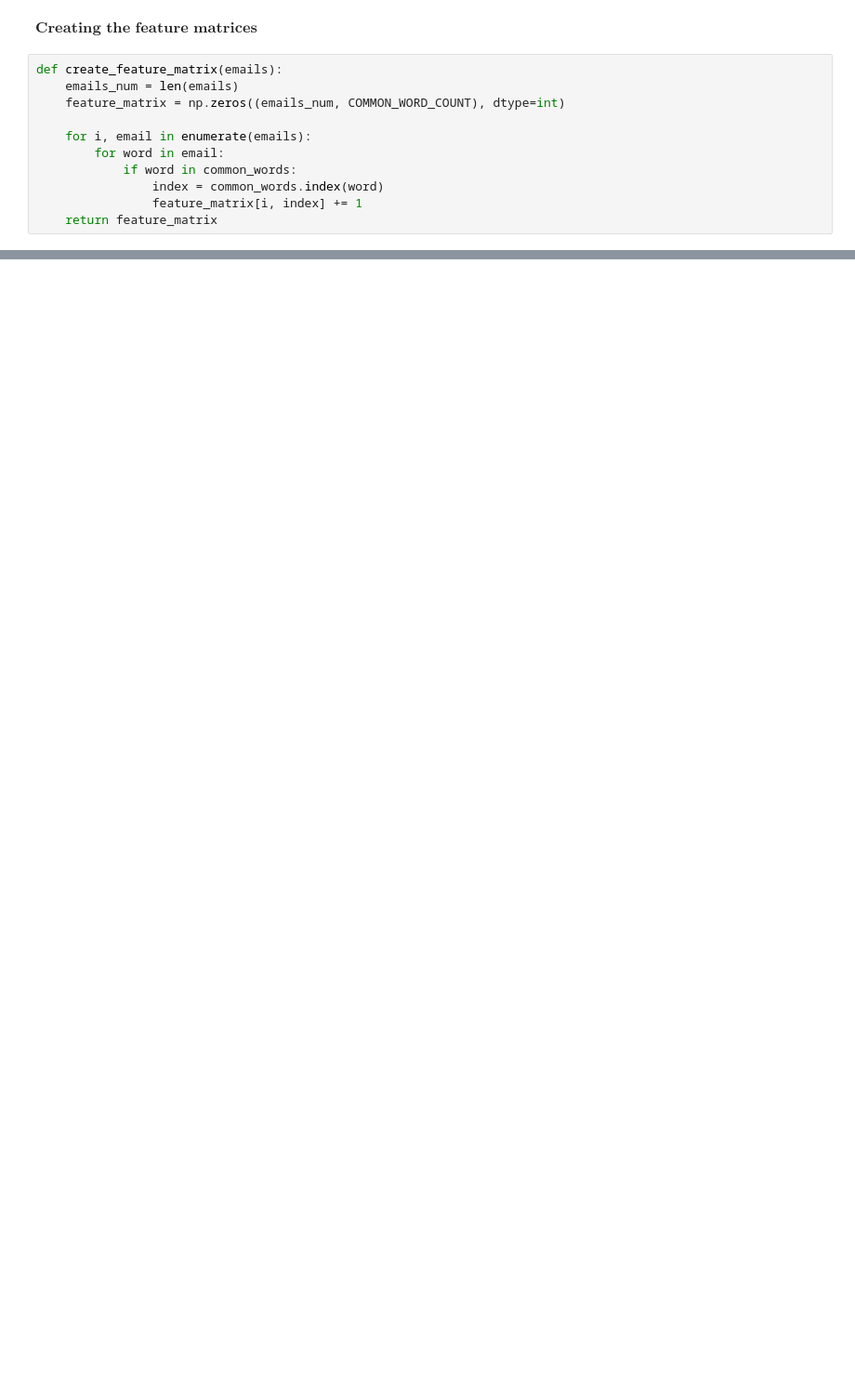
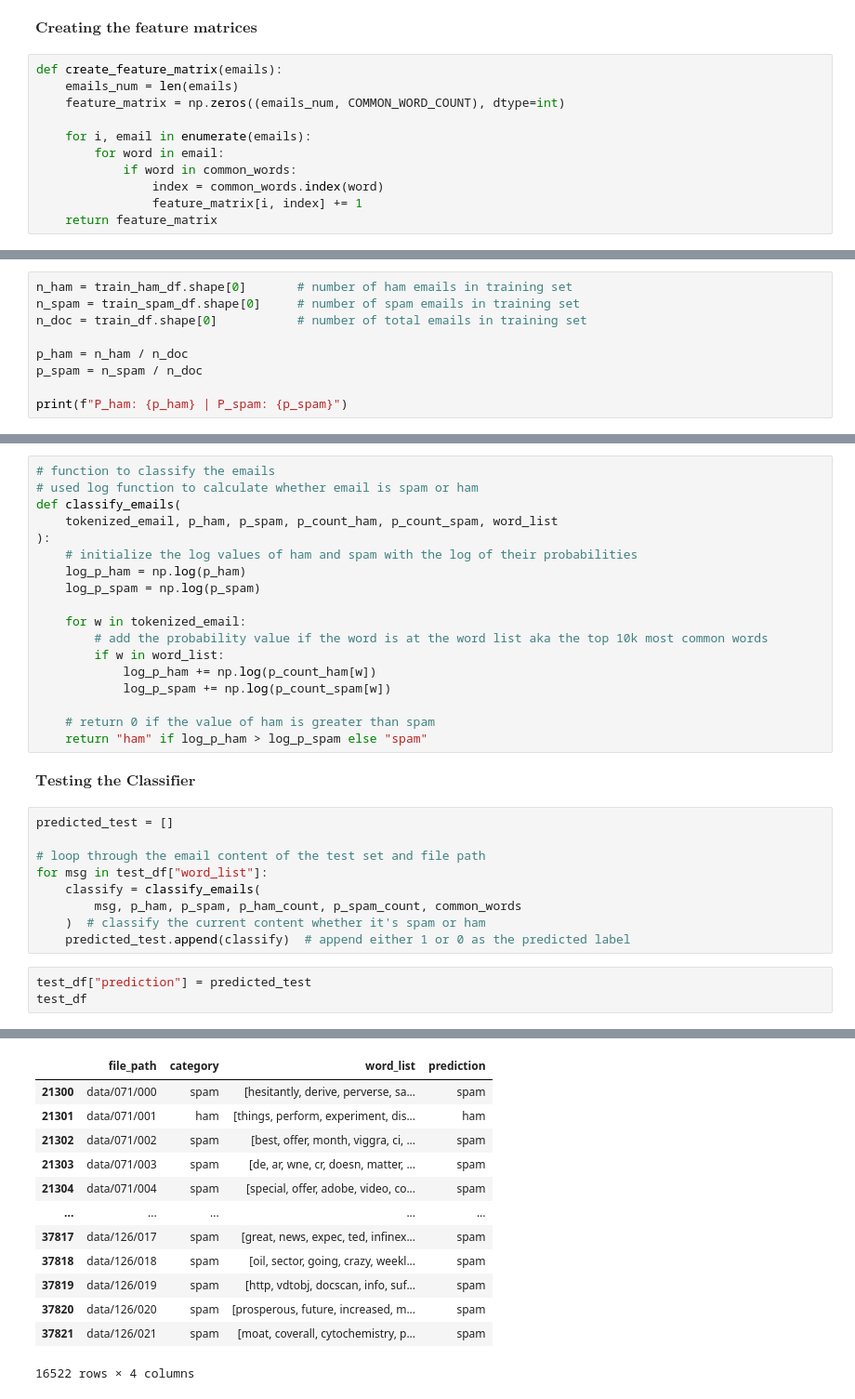
Before and after one commit to dreeew05/CMSC-197, a Jupyter notebook: Assignment 3/hw4-bulaong.ipynb, the cells around one changed output, grey strips where cells are left out. Shown: that part at 93% size. Cells and saved outputs as stored; diff of their text form; blank space fills up the shorter version.

```diff
--- a/Assignment 3/hw4-bulaong.ipynb
+++ b/Assignment 3/hw4-bulaong.ipynb
@@ -240,0 +282,9 @@ Spam Matrix:
+# %%
+n_ham = train_ham_df.shape[0]       # number of ham emails in training set
+n_spam = train_spam_df.shape[0]     # number of spam emails in training set
+n_doc = train_df.shape[0]           # number of total emails in training set
+
+p_ham = n_ham / n_doc
+p_spam = n_spam / n_doc
+
+print(f"P_ham: {p_ham} | P_spam: {p_spam}")
@@ -240,0 +326,33 @@ Spam Matrix:
+# %%
+# function to classify the emails
+# used log function to calculate whether email is spam or ham
+def classify_emails(
+    tokenized_email, p_ham, p_spam, p_count_ham, p_count_spam, word_list
+):
+    # initialize the log values of ham and spam with the log of their probabilities
+    log_p_ham = np.log(p_ham)
+    log_p_spam = np.log(p_spam)
+
+    for w in tokenized_email:
+        # add the probability value if the word is at the word list aka the top 10k most common words
+        if w in word_list:
+            log_p_ham += np.log(p_count_ham[w])
+            log_p_spam += np.log(p_count_spam[w])
+
+    # return 0 if the value of ham is greater than spam
+    return "ham" if log_p_ham > log_p_spam else "spam"
+# %% [markdown]
+$\textbf{Testing the Classifier}$
+# %%
+predicted_test = []
+
+# loop through the email content of the test set and file path
+for msg in test_df["word_list"]:
+    classify = classify_emails(
+        msg, p_ham, p_spam, p_ham_count, p_spam_count, common_words
+    )  # classify the current content whether it's spam or ham
+    predicted_test.append(classify)  # append either 1 or 0 as the predicted label
+# %%
+test_df["prediction"] = predicted_test
+test_df
+# %% [output]
@@ -240,0 +364,13 @@ Spam Matrix:
+|  | file_path | category | word_list | prediction |
+| 21300 | data/071/000 | spam | [hesitantly, derive, perverse, sa... | spam |
+| 21301 | data/071/001 | ham | [things, perform, experiment, dis... | ham |
+| 21302 | data/071/002 | spam | [best, offer, month, viggra, ci, ... | spam |
+| 21303 | data/071/003 | spam | [de, ar, wne, cr, doesn, matter, ... | spam |
+| 21304 | data/071/004 | spam | [special, offer, adobe, video, co... | spam |
+| ... | ... | ... | ... | ... |
+| 37817 | data/126/017 | spam | [great, news, expec, ted, infinex... | spam |
+| 37818 | data/126/018 | spam | [oil, sector, going, crazy, weekl... | spam |
+| 37819 | data/126/019 | spam | [http, vdtobj, docscan, info, suf... | spam |
+| 37820 | data/126/020 | spam | [prosperous, future, increased, m... | spam |
+| 37821 | data/126/021 | spam | [moat, coverall, cytochemistry, p... | spam |
+16522 rows × 4 columns
```
Also changed, not shown: parts of 16 cells of this notebook.
